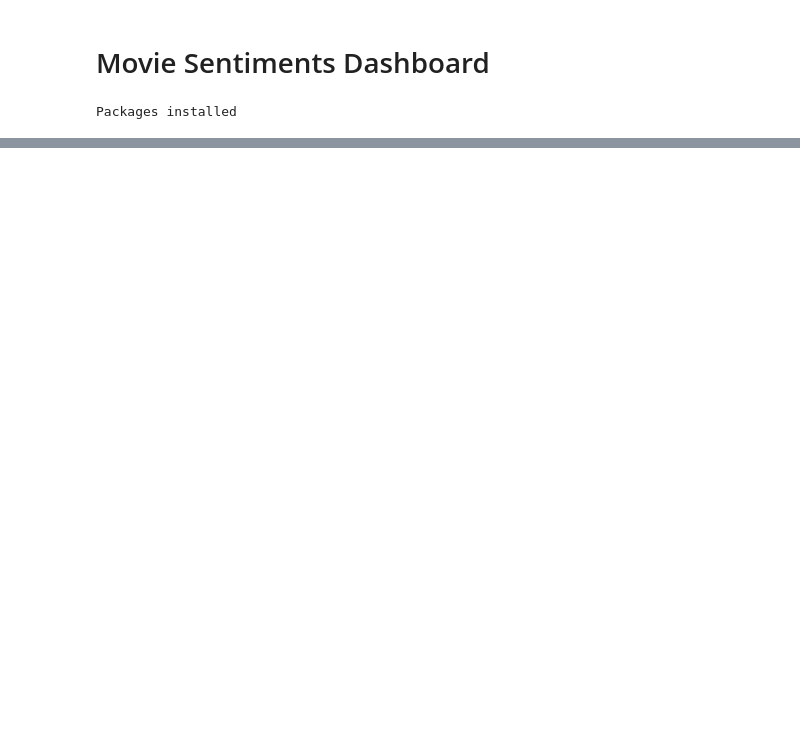
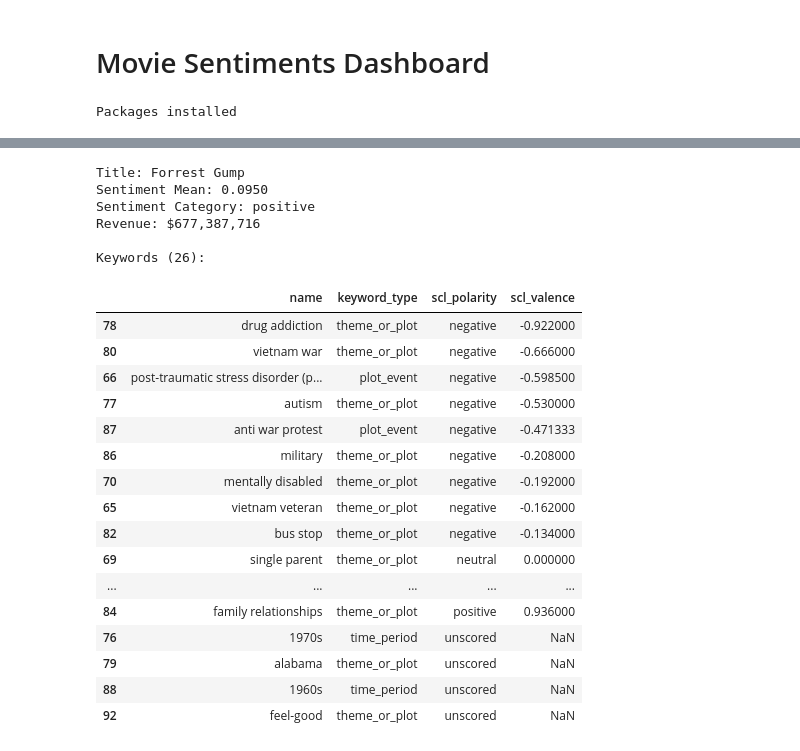
Before and after one commit to syliloquy/MovieSentiments, a Jupyter notebook: movie-dash.ipynb, the cells around one changed output, grey strips where cells are left out. Saved outputs shown, nothing was run; the diff lists cells and outputs as text; code cells hidden in the pictures; blank space fills up the shorter version.

```diff
--- a/movie-dash.ipynb
+++ b/movie-dash.ipynb
@@ -342,0 +434,35 @@ app.run(jupyter_mode='inline', debug=False)
+# %%
+movie = movies_df[movies_df['title'] == 'Forrest Gump'].iloc[0]
+print(f"Title: {movie['title']}")
+print(f"Sentiment Mean: {movie['sentiment_mean']:.4f}")
+print(f"Sentiment Category: {movie['sentiment_category']}")
+print(f"Revenue: ${movie['revenue']:,.0f}")
+print()
+
+movie_kw = keywords_df[keywords_df['tmdb_movie_id'] == movie['tmdb_movie_id']]
+print(f"Keywords ({len(movie_kw)}):")
+movie_kw[['name', 'keyword_type', 'scl_polarity', 'scl_valence']].sort_values('scl_valence')
+# %% [output]
+Title: Forrest Gump
+Sentiment Mean: 0.0950
+Sentiment Category: positive
+Revenue: $677,387,716
+
+Keywords (26):
+|  | name | keyword_type | scl_polarity | scl_valence |
+| 78 | drug addiction | theme_or_plot | negative | -0.922000 |
+| 80 | vietnam war | theme_or_plot | negative | -0.666000 |
+| 66 | post-traumatic stress disorder (p... | plot_event | negative | -0.598500 |
+| 77 | autism | theme_or_plot | negative | -0.530000 |
+| 87 | anti war protest | plot_event | negative | -0.471333 |
+| 86 | military | theme_or_plot | negative | -0.208000 |
+| 70 | mentally disabled | theme_or_plot | negative | -0.192000 |
+| 65 | vietnam veteran | theme_or_plot | negative | -0.162000 |
+| 82 | bus stop | theme_or_plot | negative | -0.134000 |
+| 69 | single parent | theme_or_plot | neutral | 0.000000 |
+| ... | ... | ... | ... | ... |
+| 84 | family relationships | theme_or_plot | positive | 0.936000 |
+| 76 | 1970s | time_period | unscored | NaN |
+| 79 | alabama | theme_or_plot | unscored | NaN |
+| 88 | 1960s | time_period | unscored | NaN |
+| 92 | feel-good | theme_or_plot | unscored | NaN |
```
Also changed, not shown: parts of 16 cells of this notebook.
